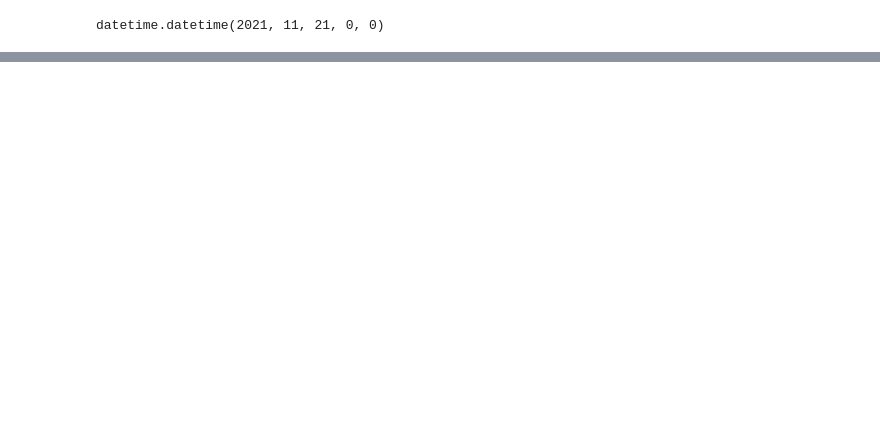
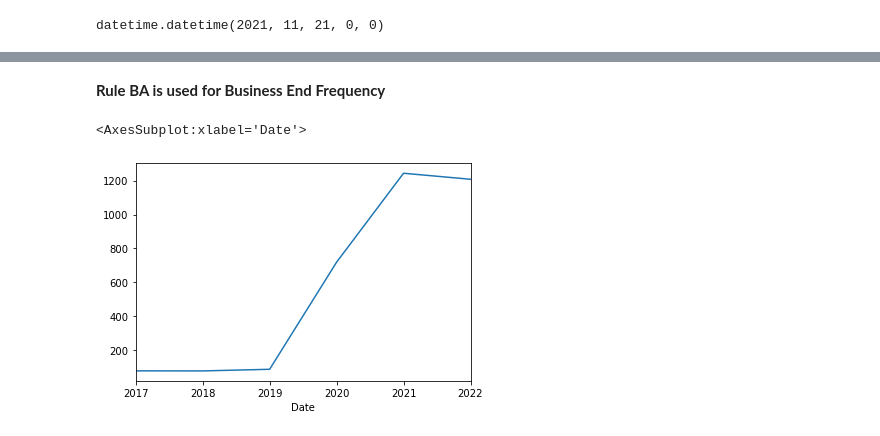
Before and after one commit to kirankaushalkopalley/Time-Series-EDA, a Jupyter notebook: Time Series EDA.ipynb, the cells around one changed output, grey strips where cells are left out. Cells and saved outputs as stored; diff of their text form; code cells hidden in the pictures; blank space fills up the shorter version.

```diff
--- a/Time Series EDA.ipynb
+++ b/Time Series EDA.ipynb
@@ -225,0 +293,7 @@ datetime.datetime(2021, 11, 21, 0, 0)
+# %% [markdown]
+**Rule BA is used for Business End Frequency**
+# %%
+df_tesla.resample(rule='BA').max()['High'].plot()
+# %% [output]
+<AxesSubplot:xlabel='Date'>
+[figure, added]
```
Also changed, not shown: parts of 34 cells of this notebook.
